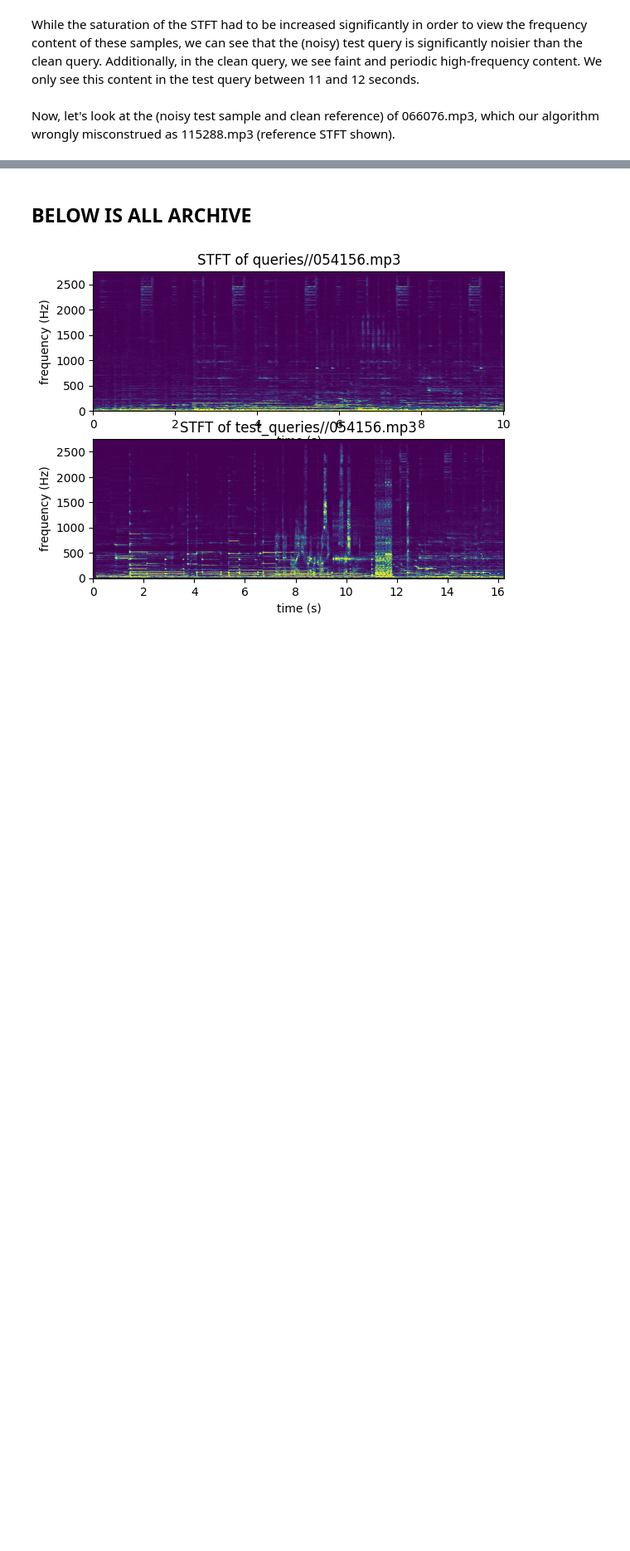
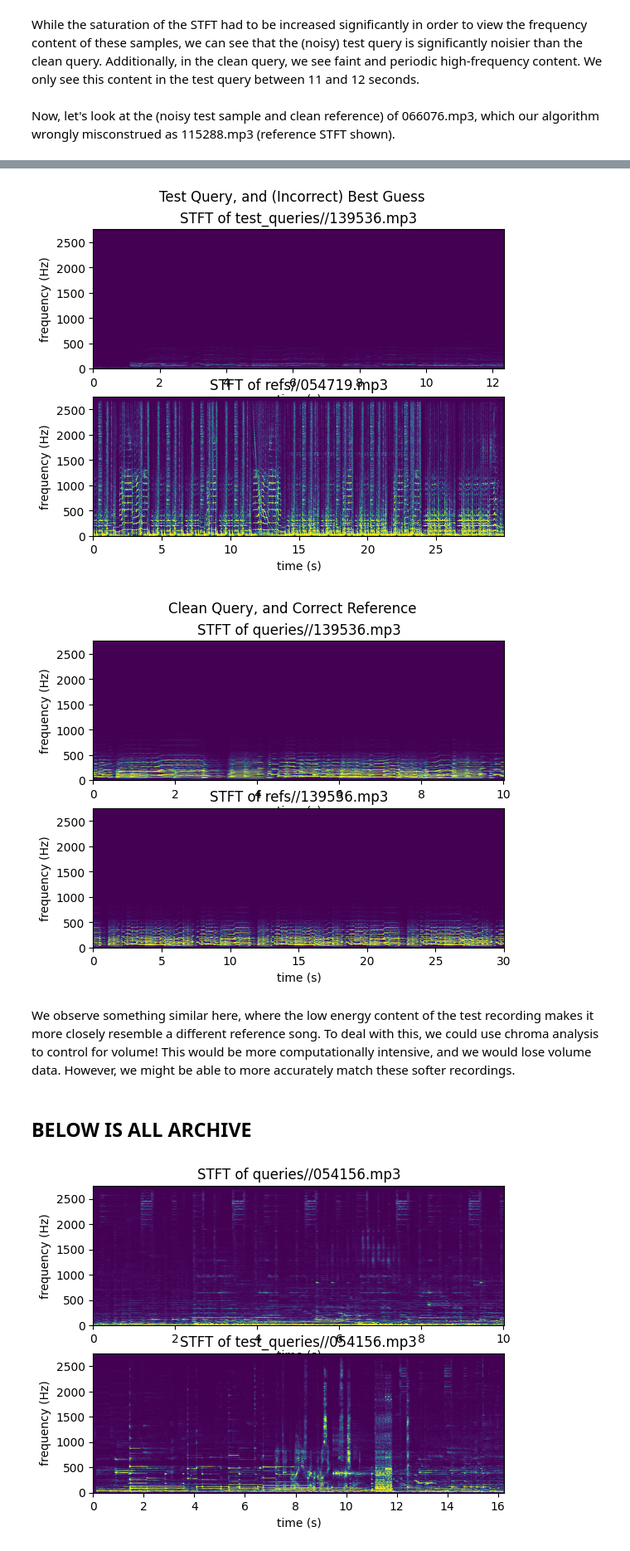
Before and after one commit to madeleieine/Shazam, a Jupyter notebook: hw3.ipynb, the cells around one changed output, grey strips where cells are left out. Shown at 83% size. Saved outputs shown, nothing was run; the diff lists cells and outputs as text; code cells hidden in the pictures; blank space fills up the shorter version.

```diff
--- a/hw3.ipynb
+++ b/hw3.ipynb
@@ -934,3 +904,25 @@ There are apparent similarities between the sample 0066076.mp3 and the reference
+# %%
+# query song id: 139536.mp3, (incorrect) best guess: 054719.mp3
+plt.figure(1)
+plt.subplot(211)
+plot_stft('test_queries//139536.mp3')
+plt.subplot(212)
+plot_stft('refs//054719.mp3')
+plt.suptitle('Test Query, and (Incorrect) Best Guess')
+plt.show()
+
+plt.figure(2)
+plt.subplot(211)
+plot_stft('queries//139536.mp3')
+plt.subplot(212)
+plot_stft('refs//139536.mp3')
+plt.suptitle('Clean Query, and Correct Reference')
+plt.show()
+# %% [output]
+[figure, added]
+[figure, added]
+# %% [markdown]
+We observe something similar here, where the low energy content of the test recording makes it more closely resemble a different reference song. To deal with this, we could use chroma analysis to control for volume! This would be more computationally intensive, and we would lose volume data. However, we might be able to more accurately match these softer recordings.
 # %% [markdown]
 ## BELOW IS ALL ARCHIVE
 # %%
```
Also changed, not shown: parts of 14 cells of this notebook, 1 other file.
